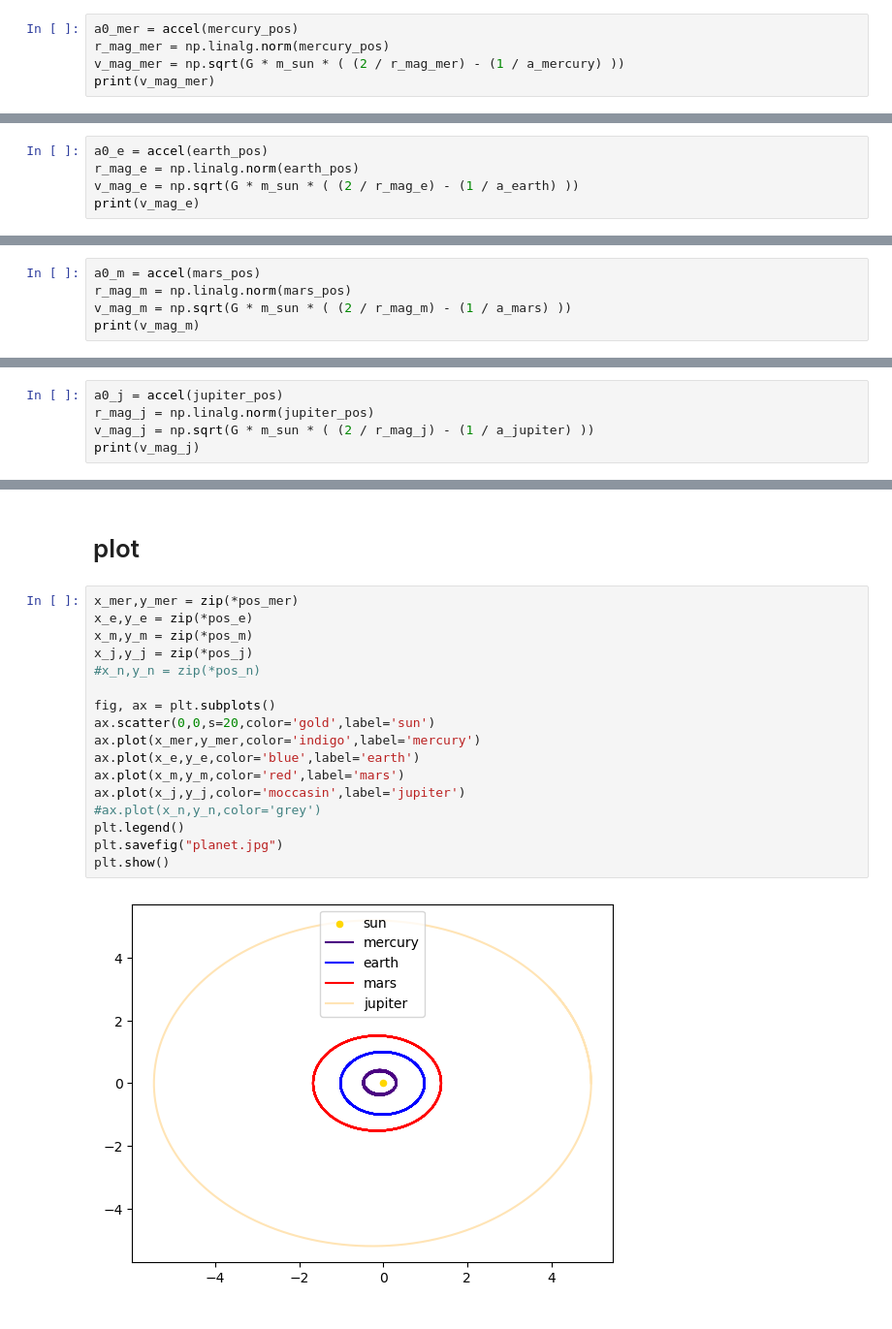
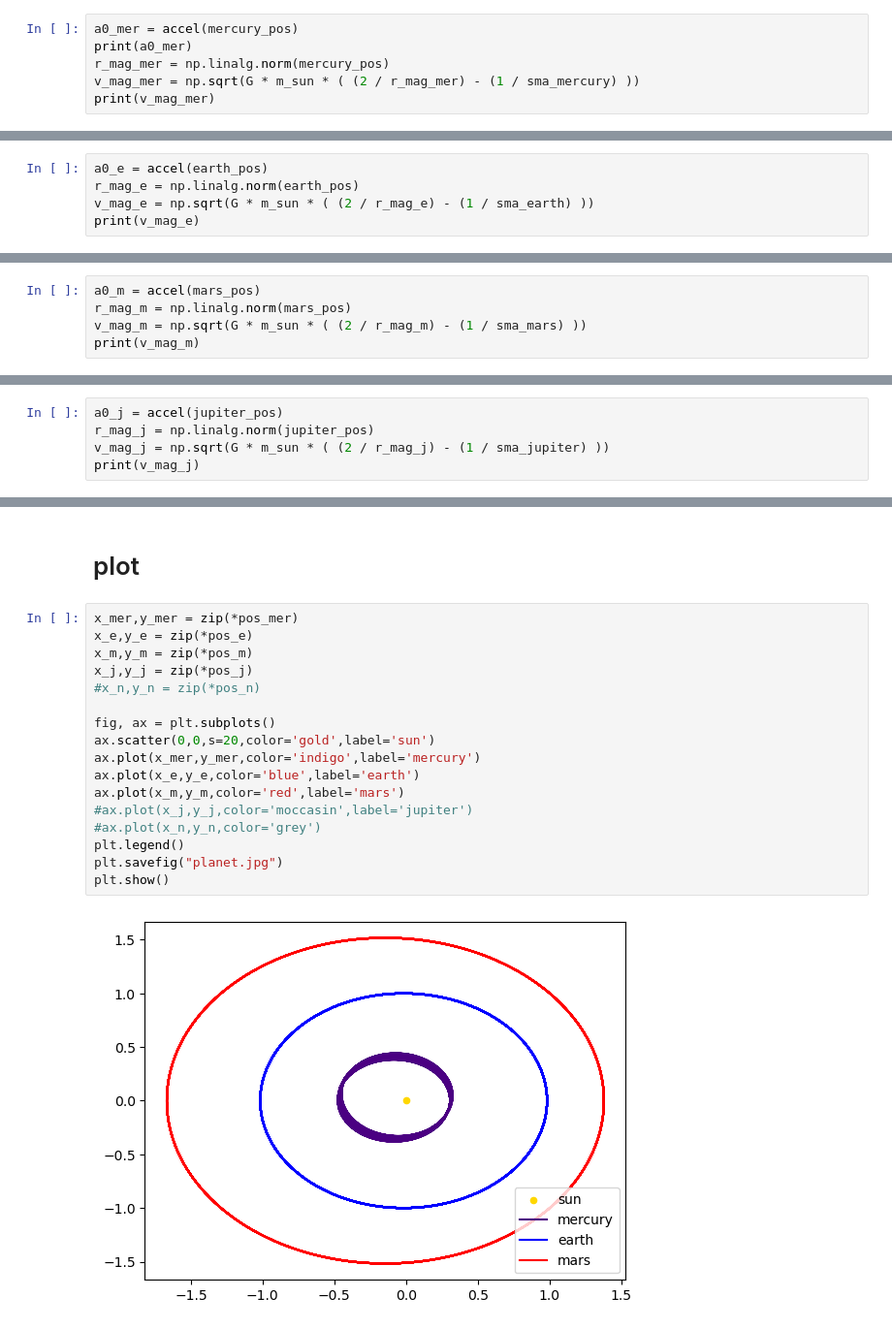
Before and after one commit to ryansliwinski/solarSim, a Jupyter notebook: solarSystemModel.ipynb, the cells around one changed output, grey strips where cells are left out. Shown at 97% size. Drawn from its saved outputs; the diff is of its cells as text.

```diff
--- a/solarSystemModel.ipynb
+++ b/solarSystemModel.ipynb
@@ -45,7 +102,8 @@ def vel(r):
 # MER CURRY
 # %%
 a0_mer = accel(mercury_pos)
+print(a0_mer)
 r_mag_mer = np.linalg.norm(mercury_pos)
-v_mag_mer = np.sqrt(G * m_sun * ( (2 / r_mag_mer) - (1 / a_mercury) ))
+v_mag_mer = np.sqrt(G * m_sun * ( (2 / r_mag_mer) - (1 / sma_mercury) ))
 print(v_mag_mer)
 # %% [output]
@@ -69,7 +129,7 @@ for i in range(N):
 # %%
 a0_e = accel(earth_pos)
 r_mag_e = np.linalg.norm(earth_pos)
-v_mag_e = np.sqrt(G * m_sun * ( (2 / r_mag_e) - (1 / a_earth) ))
+v_mag_e = np.sqrt(G * m_sun * ( (2 / r_mag_e) - (1 / sma_earth) ))
 print(v_mag_e)
 # %% [output]
 6.389070026097736
@@ -92,7 +152,7 @@ for i in range(N):
 # %%
 a0_m = accel(mars_pos)
 r_mag_m = np.linalg.norm(mars_pos)
-v_mag_m = np.sqrt(G * m_sun * ( (2 / r_mag_m) - (1 / a_mars) ))
+v_mag_m = np.sqrt(G * m_sun * ( (2 / r_mag_m) - (1 / sma_mars) ))
 print(v_mag_m)
 # %% [output]
 5.59558973510896
@@ -115,7 +175,7 @@ for i in range(N):
 # %%
 a0_j = accel(jupiter_pos)
 r_mag_j = np.linalg.norm(jupiter_pos)
-v_mag_j = np.sqrt(G * m_sun * ( (2 / r_mag_j) - (1 / a_jupiter) ))
+v_mag_j = np.sqrt(G * m_sun * ( (2 / r_mag_j) - (1 / sma_jupiter) ))
 print(v_mag_j)
 # %% [output]
 2.892130074082442
@@ -165,19 +225,19 @@ for i in range(N):
 # %%
 x_mer,y_mer = zip(*pos_mer)
 x_e,y_e = zip(*pos_e)
 x_m,y_m = zip(*pos_m)
 x_j,y_j = zip(*pos_j)
 #x_n,y_n = zip(*pos_n)
 
 fig, ax = plt.subplots()
 ax.scatter(0,0,s=20,color='gold',label='sun')
 ax.plot(x_mer,y_mer,color='indigo',label='mercury')
 ax.plot(x_e,y_e,color='blue',label='earth')
 ax.plot(x_m,y_m,color='red',label='mars')
-ax.plot(x_j,y_j,color='moccasin',label='jupiter')
+#ax.plot(x_j,y_j,color='moccasin',label='jupiter')
 #ax.plot(x_n,y_n,color='grey')
 plt.legend()
 plt.savefig("planet.jpg")
 plt.show()
 # %% [output]
-[figure, old version]
+[figure, new version]
```
Also changed, not shown: parts of 13 cells of this notebook, 2 other files.
